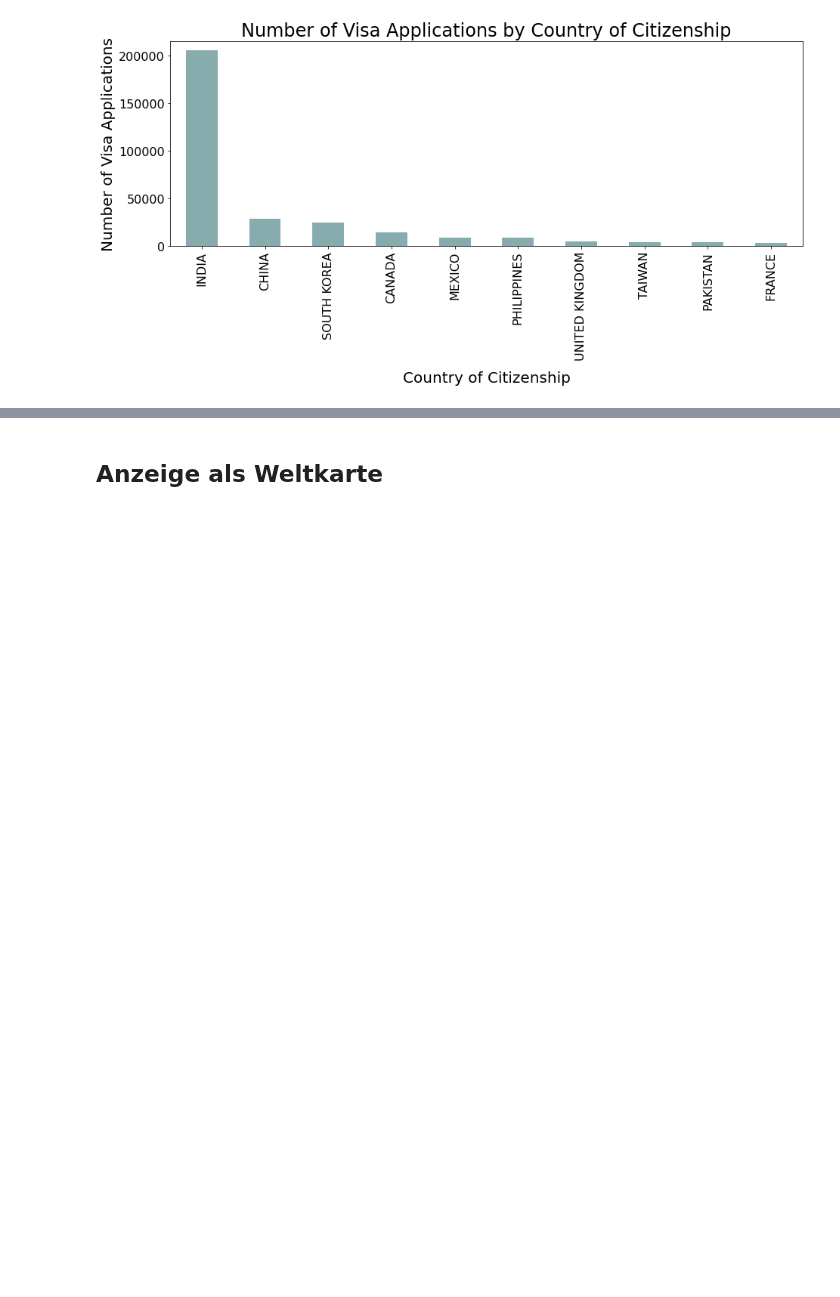
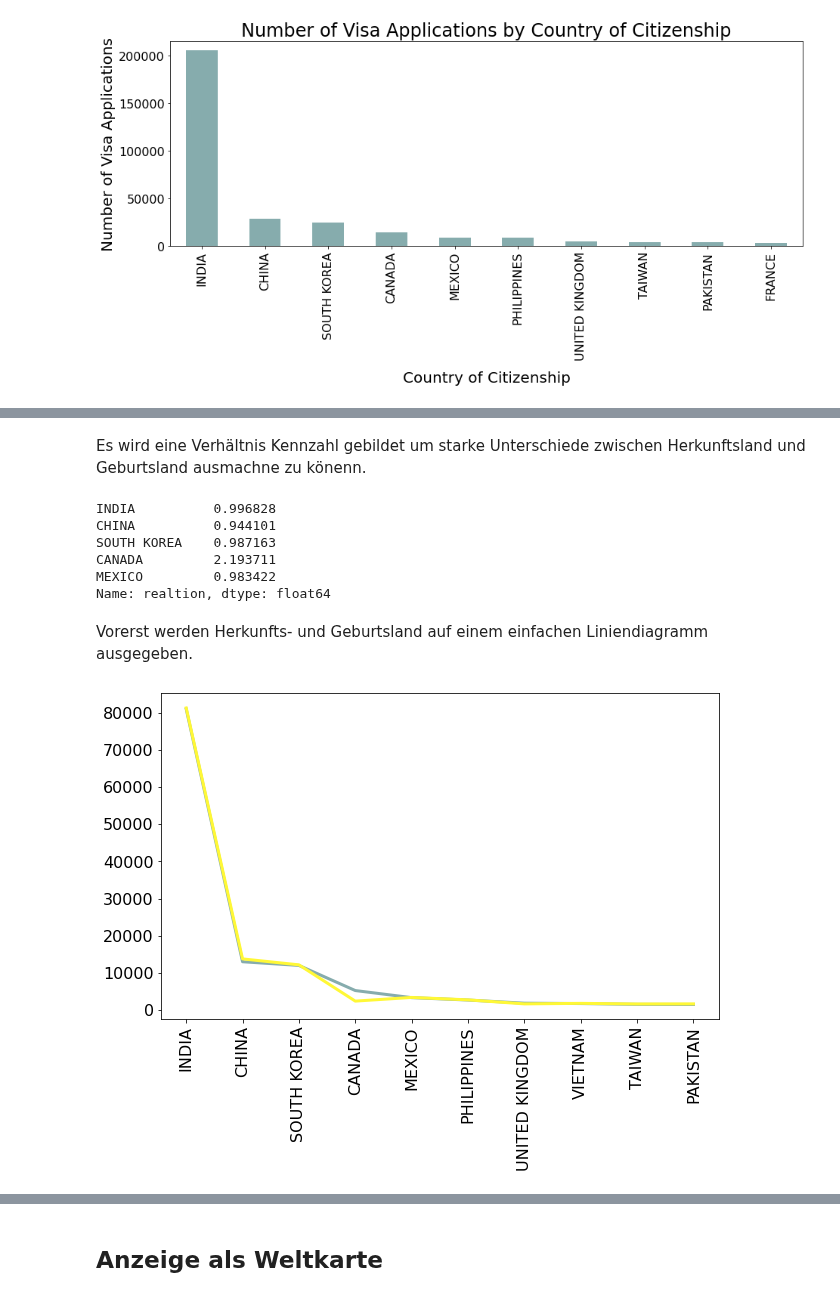
Before and after one commit to andy8001/python_visa, a Jupyter notebook: analysis/arbeitnehmerHerkunft.ipynb, the cells around one changed output, grey strips where cells are left out. Saved outputs shown, nothing was run; the diff lists cells and outputs as text; code cells hidden in the pictures; blank space fills up the shorter version.

Commit message:
arbeitnehmerHerkunft.ipynb überarbeitet

```diff
--- a/analysis/arbeitnehmerHerkunft.ipynb
+++ b/analysis/arbeitnehmerHerkunft.ipynb
@@ -28,0 +48,3 @@ Ergebnis: Die meisten Arbeitnehmer kommen aus den folgenden Ländern:
+# %%
+visas_df = visas_df.dropna()
+visas_df.info()
@@ -28,0 +64,9 @@ Ergebnis: Die meisten Arbeitnehmer kommen aus den folgenden Ländern:
+# %%
+
+count_df1 = visas_df['country_of_citizenship'].value_counts().to_frame()
+count_df2 = visas_df['foreign_worker_info_birth_country'].value_counts().to_frame()
+
+
+graph_df = count_df1.join(count_df2)[:10]
+
+graph_df.head()
@@ -28,0 +80,28 @@ Ergebnis: Die meisten Arbeitnehmer kommen aus den folgenden Ländern:
+# %% [markdown]
+Es wird eine Verhältnis Kennzahl gebildet um starke Unterschiede zwischen Herkunftsland und Geburtsland ausmachne zu könenn.
+# %%
+graph_df["realtion"] = graph_df['country_of_citizenship'] / graph_df['foreign_worker_info_birth_country']
+# %%
+graph_df["realtion"].head()
+# %% [output]
+INDIA          0.996828
+CHINA          0.944101
+SOUTH KOREA    0.987163
+CANADA         2.193711
+MEXICO         0.983422
+Name: realtion, dtype: float64
+# %% [markdown]
+Vorerst werden Herkunfts- und Geburtsland auf einem einfachen Liniendiagramm ausgegeben.
+# %%
+values_coz = graph_df['country_of_citizenship']
+values_fwibc = graph_df['foreign_worker_info_birth_country'].astype(int)
+values_rel = graph_df['realtion']
+# %%
+plt.figure(figsize=(10,6))
+
+plt.plot(values_coz)
+plt.plot(values_fwibc)
+plt.xticks(rotation=90)
+plt.show()
+# %% [output]
+[figure, added]
```
Also changed, not shown: parts of 16 cells of this notebook, 2 other files.
